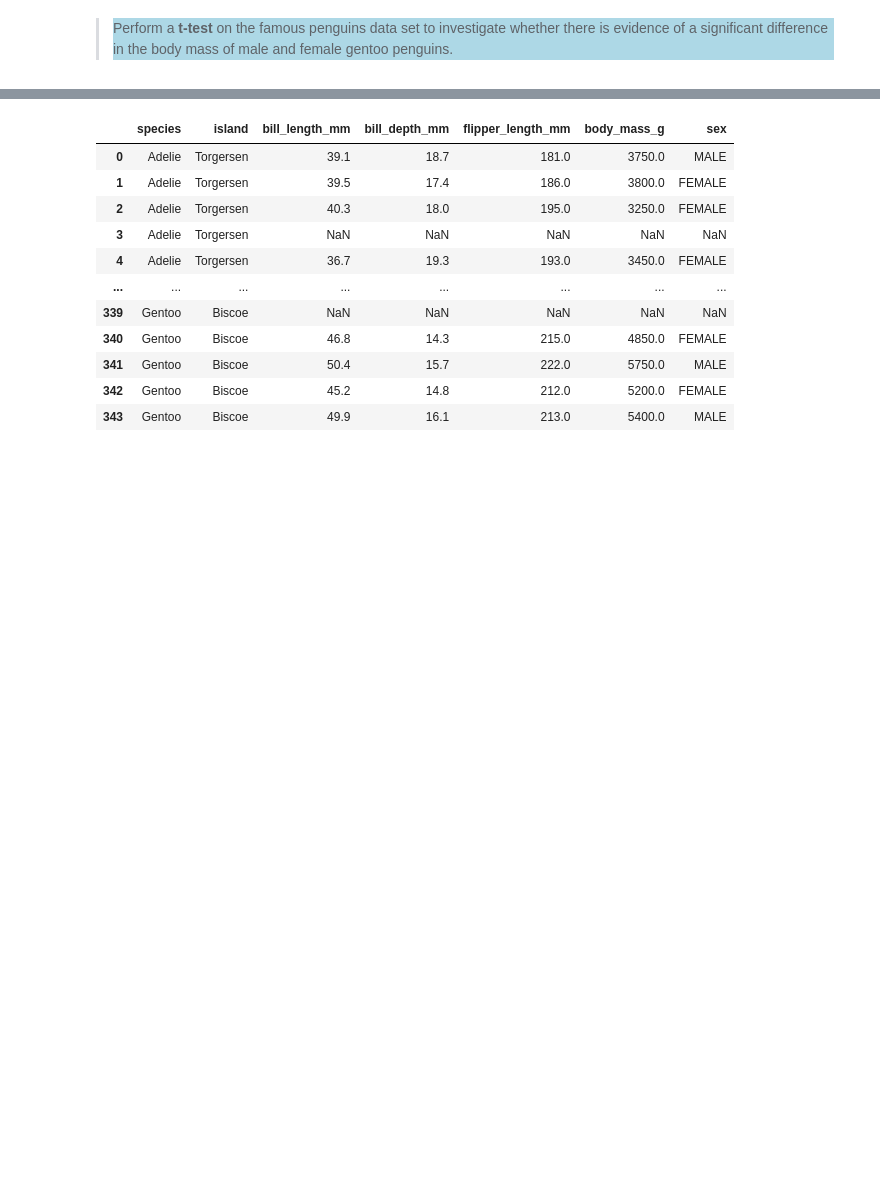
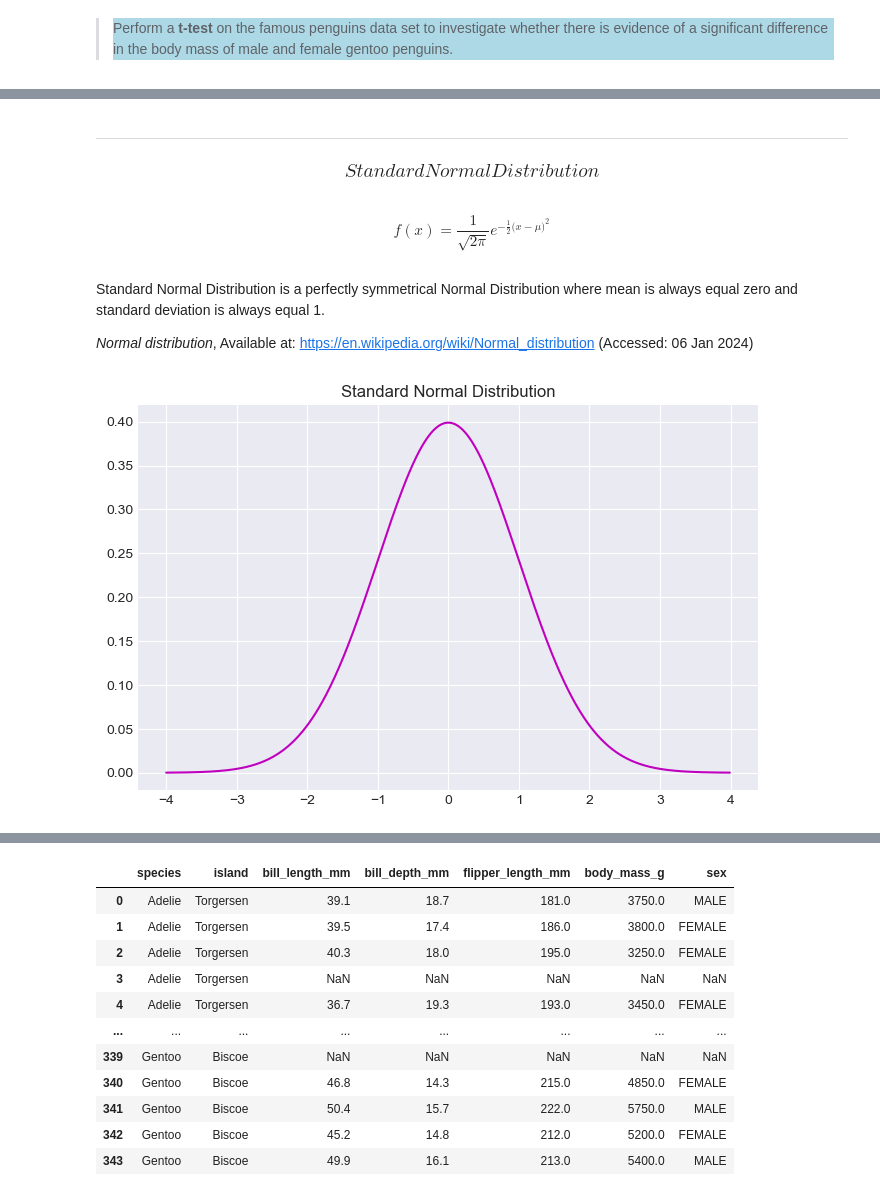
Before and after one commit to Anna20041983/Machine_Learning_and_Statistics, a Jupyter notebook: tasks.ipynb, the cells around one changed output, grey strips where cells are left out. Drawn from its saved outputs; the diff is of its cells as text; code cells hidden in the pictures; blank space fills up the shorter version.

```diff
--- a/tasks.ipynb
+++ b/tasks.ipynb
@@ -468,0 +552,32 @@ This test compares the means of two groups, which are independent of each other,
+# %% [markdown]
+***
+### $$ Standard Normal Distribution $$
+# %% [markdown]
+$$ f(x) = \frac{1}{\sqrt{2 \pi} } e^{- \frac{1}{2} \big(x - \mu\big)^2 }$$
+# %% [markdown]
+Standard Normal Distribution is a perfectly symmetrical Normal Distribution where mean is always equal zero and standard
+deviation is always equal 1.
+
+*Normal distribution*, Available at: https://en.wikipedia.org/wiki/Normal_distribution (Accessed: 06 Jan 2024)
+# %%
+# Apply plot style
+plt.style.use('seaborn-v0_8-darkgrid')
+
+# Apply plot size
+plt.figure(figsize=(8,5))
+
+mu = 0
+sigma = 1
+variance = np.square(sigma)
+
+# Range of x values
+x = np.arange(-4,4,.01)
+
+f = np.exp(-np.square(x-mu)/2*variance)/(np.sqrt(2*np.pi*variance))
+
+plt.plot(x,f,'m-')
+plt.title('Standard Normal Distribution',fontsize='12')
+
+plt.show()
+# %% [output]
+[figure, added]
```
Also changed, not shown: parts of 17 cells of this notebook, 1 other file.
